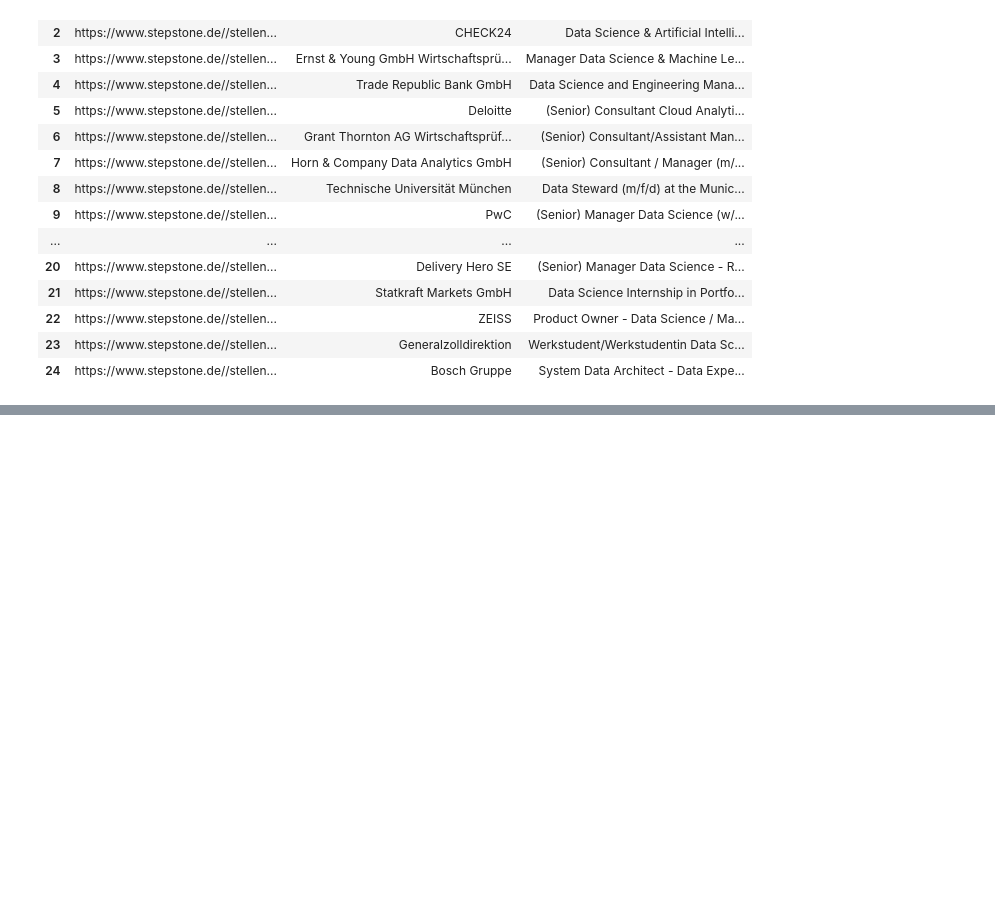
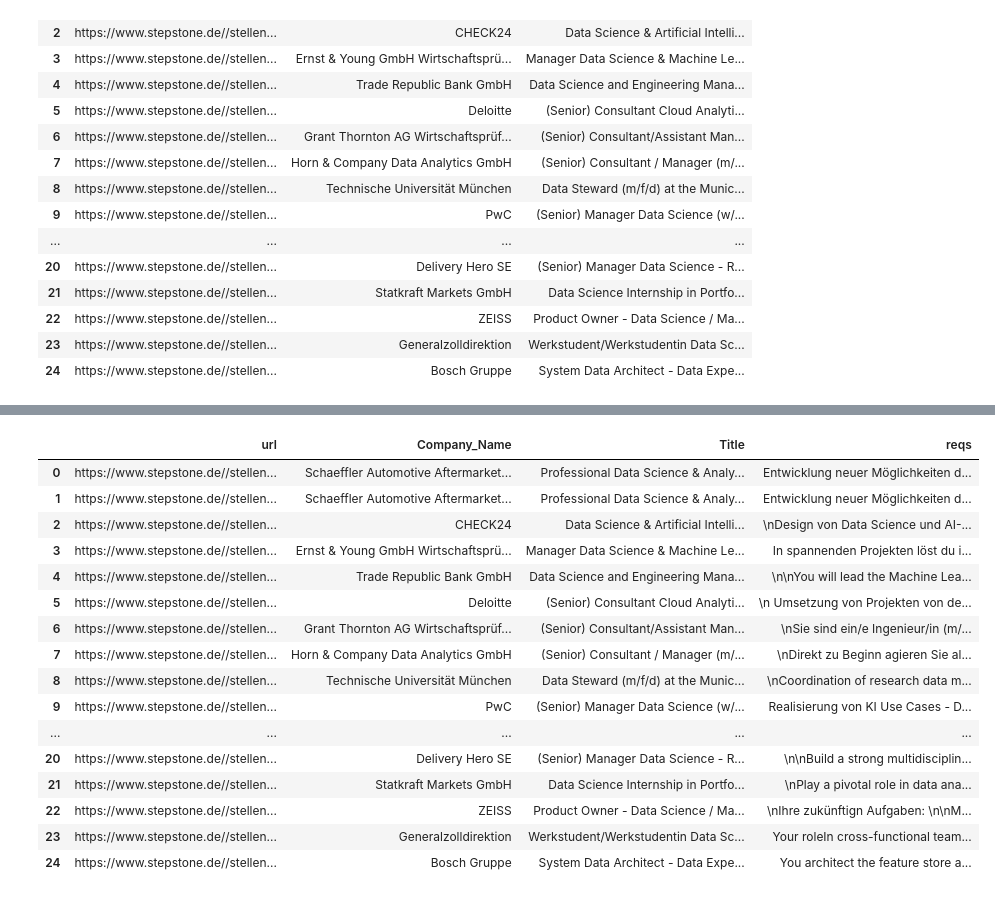
Before and after one commit to rennerm1/crawler_project, a Jupyter notebook: crawler_project.ipynb, the cells around one changed output, grey strips where cells are left out. Drawn from its saved outputs; the diff is of its cells as text; code cells hidden in the pictures; blank space fills up the shorter version.

```diff
--- a/crawler_project.ipynb
+++ b/crawler_project.ipynb
@@ -116,0 +133,5 @@ df2
+# %%
+r = requests.get(df2["url"])
+detailed_soup = soup(r.content, "html.parser")
+# %%
+urls1  = df2["url"].tolist()
@@ -116,0 +151,14 @@ df2
+# %%
+anfo = []
+for urlZ in urls1:
+    sleep(randint(10,15))
+    r = requests.get(urlZ)
+    detailed_soup = soup(r.content, "html.parser")
+
+    for reqs in detailed_soup.find_all("div", class_="at-section-text-description-content listingContentBrandingColor sc-iELTvK duaMgn"):
+        req = reqs.text
+        anfo.append(req)
+anfo
+# %%
+lst_anfo = [anfo[i:i+1] for i in range(0, len(anfo), 1)]
+lst_anfo
@@ -116,0 +183,22 @@ df2
+# %%
+df2["reqs"] = lst_anfo
+df2["reqs"] = df2["reqs"].str[0]
+df2
+# %% [output]
+|  | url | Company_Name | Title | reqs |
+| 0 | https://www.stepstone.de//stellen... | Schaeffler Automotive Aftermarket... | Professional Data Science & Analy... | Entwicklung neuer Möglichkeiten d... |
+| 1 | https://www.stepstone.de//stellen... | Schaeffler Automotive Aftermarket... | Professional Data Science & Analy... | Entwicklung neuer Möglichkeiten d... |
+| 2 | https://www.stepstone.de//stellen... | CHECK24 | Data Science & Artificial Intelli... | \nDesign von Data Science und AI-... |
+| 3 | https://www.stepstone.de//stellen... | Ernst & Young GmbH Wirtschaftsprü... | Manager Data Science & Machine Le... | In spannenden Projekten löst du i... |
+| 4 | https://www.stepstone.de//stellen... | Trade Republic Bank GmbH | Data Science and Engineering Mana... | \n\nYou will lead the Machine Lea... |
+| 5 | https://www.stepstone.de//stellen... | Deloitte | (Senior) Consultant Cloud Analyti... | \n Umsetzung von Projekten von de... |
+| 6 | https://www.stepstone.de//stellen... | Grant Thornton AG Wirtschaftsprüf... | (Senior) Consultant/Assistant Man... | \nSie sind ein/e Ingenieur/in (m/... |
+| 7 | https://www.stepstone.de//stellen... | Horn & Company Data Analytics GmbH | (Senior) Consultant / Manager (m/... | \nDirekt zu Beginn agieren Sie al... |
+| 8 | https://www.stepstone.de//stellen... | Technische Universität München | Data Steward (m/f/d) at the Munic... | \nCoordination of research data m... |
+| 9 | https://www.stepstone.de//stellen... | PwC | (Senior) Manager Data Science (w/... | Realisierung von KI Use Cases - D... |
+| ... | ... | ... | ... | ... |
+| 20 | https://www.stepstone.de//stellen... | Delivery Hero SE | (Senior) Manager Data Science - R... | \n\nBuild a strong multidisciplin... |
+| 21 | https://www.stepstone.de//stellen... | Statkraft Markets GmbH | Data Science Internship in Portfo... | \nPlay a pivotal role in data ana... |
+| 22 | https://www.stepstone.de//stellen... | ZEISS | Product Owner - Data Science / Ma... | \nIhre zukünftign Aufgaben: \n\nM... |
+| 23 | https://www.stepstone.de//stellen... | Generalzolldirektion | Werkstudent/Werkstudentin Data Sc... | Your roleIn cross-functional team... |
+| 24 | https://www.stepstone.de//stellen... | Bosch Gruppe | System Data Architect - Data Expe... | You architect the feature store a... |
```
Also changed, not shown: parts of 9 cells of this notebook, 1 other file.
